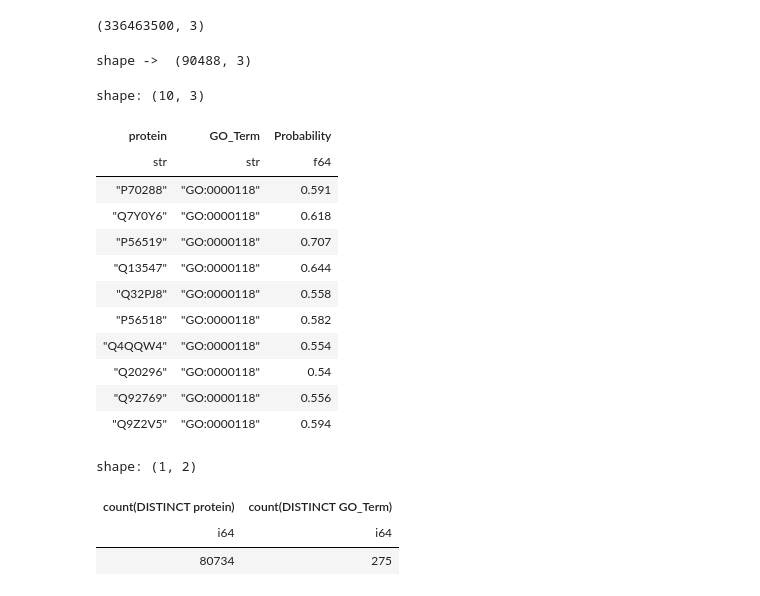
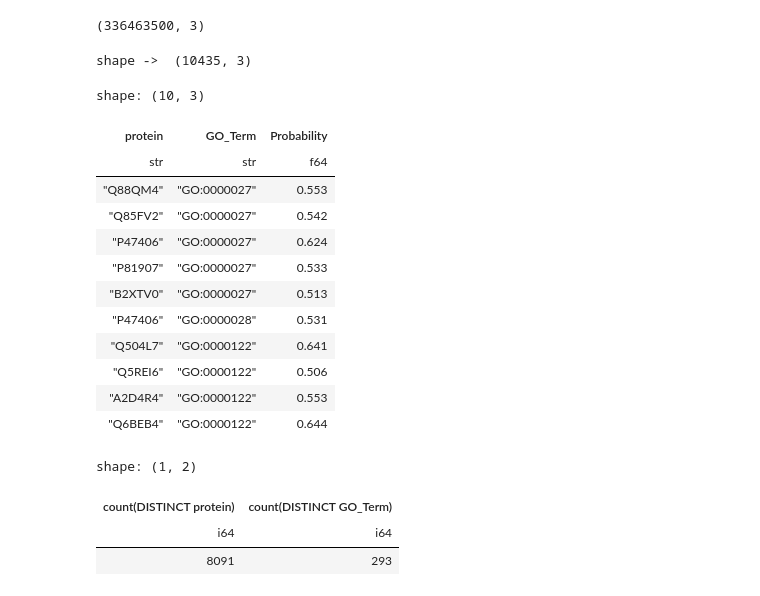
Before and after one commit to sumaniitm/cafa-6-protein-function-prediction-kaggle, a Jupyter notebook: cafa6-baseline-and-feature-engineering.ipynb, the cells around one changed output. Drawn from its saved outputs; the diff is of its cells as text; code cells hidden in the pictures.

```diff
--- a/cafa6-baseline-and-feature-engineering.ipynb
+++ b/cafa6-baseline-and-feature-engineering.ipynb
@@ -443,9 +443,9 @@ Validation data shape : (3211, 1502)
 # %%
 bias_arr_prep_dict = {}
 
-for i in range(len(label_cols_mf)):
-    bias_arr_prep_dict[label_cols_mf[i]] = x_train.group_by([label_cols_mf[i]]).agg(pl.col("protein_accession_id").count())\
-    .filter(pl.col(label_cols_mf[i])==1.0).item(0,1)
+for i in range(len(label_cols_bp)):
+    bias_arr_prep_dict[label_cols_bp[i]] = x_train.group_by([label_cols_bp[i]]).agg(pl.col("protein_accession_id").count())\
+    .filter(pl.col(label_cols_bp[i])==1.0).item(0,1)
 # %%
 #bias_arr_prep_dict
 
@@ -598,8 +598,8 @@ df_test_features.columns
 submission_embeds = pl.Series(df_test_features.select(pl.col('embedding_arrays'))).to_list()
 # %%
 pos_dict = {}
-for i in range(len(label_cols_cc)):
-    pos_dict[i] = label_cols_cc[i]
+for i in range(len(label_cols_bp)):
+    pos_dict[i] = label_cols_bp[i]
 
 print(pos_dict[0])
 # %% [output]
@@ -676,5 +676,5 @@ I0000 00:00:1764521193.807898    1287 tpu_compilation_cache_interface.cc:541] Af
 # %%
 all_predictions[0]
 # %%
-semi_final_df_cc = pl.DataFrame(all_predictions)
+semi_final_df_bp = pl.DataFrame(all_predictions)
 # %%
@@ -694,5 +694,5 @@ shape: (4, 1_501)
 # %%
-df_long = semi_final_df_cc.melt(
+df_long = semi_final_df_bp.melt(
     id_vars=["protein"],
     variable_name="GO_Term",
     value_name="Probability"
@@ -711,29 +711,29 @@ df_long.shape
 (336463500, 3)
 # %%
 threshold = 0.50000
-submission_df_cc = df_long.filter(pl.col("Probability") > threshold)
-print("shape -> ",submission_df_cc.shape)
-submission_df_cc.head(10)
+submission_df_bp = df_long.filter(pl.col("Probability") > threshold)
+print("shape -> ",submission_df_bp.shape)
+submission_df_bp.head(10)
 # %% [output]
-shape ->  (90488, 3)
+shape ->  (10435, 3)
 shape: (10, 3)
 | protein | GO_Term | Probability |
 | str | str | f64 |
-| "P70288" | "GO:0000118" | 0.591 |
-| "Q7Y0Y6" | "GO:0000118" | 0.618 |
-| "P56519" | "GO:0000118" | 0.707 |
-| "Q13547" | "GO:0000118" | 0.644 |
-| "Q32PJ8" | "GO:0000118" | 0.558 |
-| "P56518" | "GO:0000118" | 0.582 |
-| "Q4QQW4" | "GO:0000118" | 0.554 |
-| "Q20296" | "GO:0000118" | 0.54 |
-| "Q92769" | "GO:0000118" | 0.556 |
-| "Q9Z2V5" | "GO:0000118" | 0.594 |
+| "Q88QM4" | "GO:0000027" | 0.553 |
+| "Q85FV2" | "GO:0000027" | 0.542 |
+| "P47406" | "GO:0000027" | 0.624 |
+| "P81907" | "GO:0000027" | 0.533 |
+| "B2XTV0" | "GO:0000027" | 0.513 |
+| "P47406" | "GO:0000028" | 0.531 |
+| "Q504L7" | "GO:0000122" | 0.641 |
+| "Q5REI6" | "GO:0000122" | 0.506 |
+| "A2D4R4" | "GO:0000122" | 0.553 |
+| "Q6BEB4" | "GO:0000122" | 0.644 |
 # %%
-dd.sql("select count(distinct(protein)), count(distinct(GO_Term)) from submission_df_cc").pl()
+dd.sql("select count(distinct(protein)), count(distinct(GO_Term)) from submission_df_bp").pl()
 # %% [output]
 shape: (1, 2)
 | count(DISTINCT protein) | count(DISTINCT GO_Term) |
 | i64 | i64 |
-| 80734 | 275 |
+| 8091 | 293 |
 # %%
```
Also changed, not shown: parts of 13 cells of this notebook.
